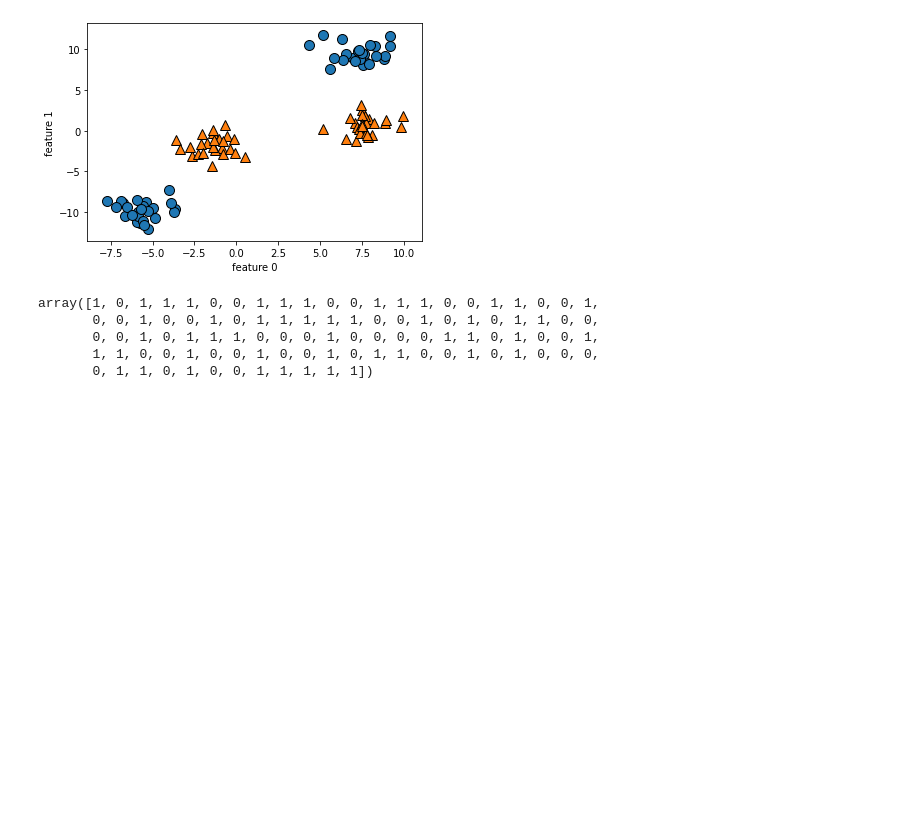
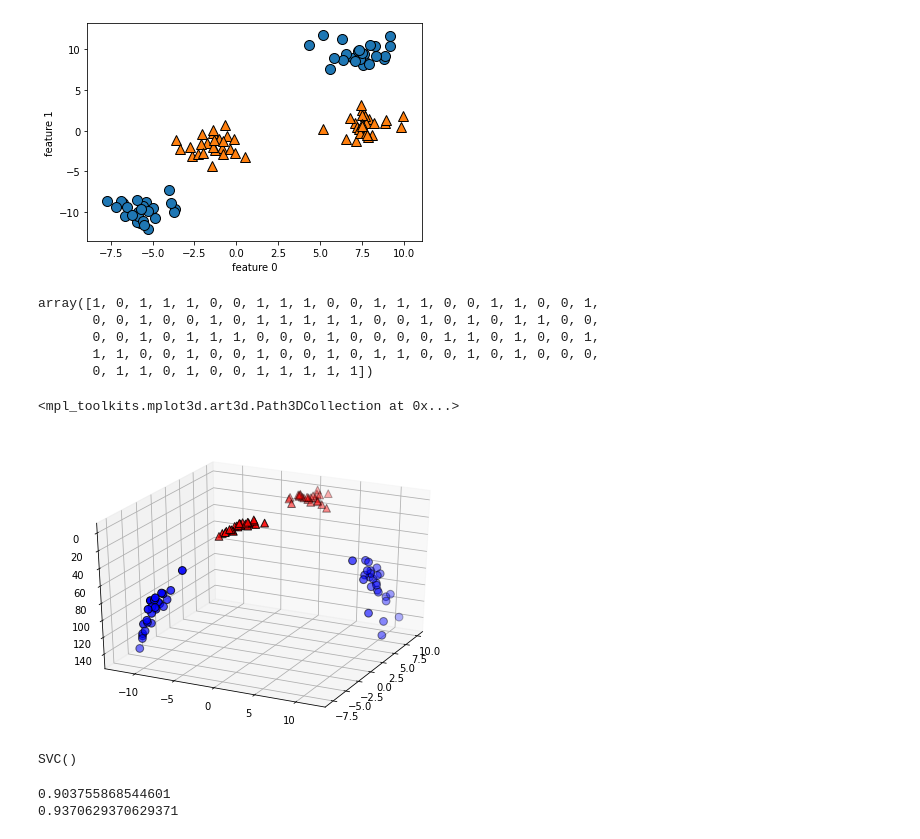
Before and after one commit to doitkim/Project, a Jupyter notebook: AI/DataAnalysis/DaegueAIschool/sklearn2-2.ipynb, the cells around one changed output. Cells and saved outputs as stored; diff of their text form; code cells hidden in the pictures; blank space fills up the shorter version.

```diff
--- a/AI/DataAnalysis/DaegueAIschool/sklearn2-2.ipynb
+++ b/AI/DataAnalysis/DaegueAIschool/sklearn2-2.ipynb
@@ -230,3 +229,34 @@ array([1, 0, 1, 1, 1, 0, 0, 1, 1, 1, 0, 0, 1, 1, 1, 0, 0, 1, 1, 0, 0, 1,
        0, 0, 1, 0, 1, 1, 1, 0, 0, 0, 1, 0, 0, 0, 0, 1, 1, 0, 1, 0, 0, 1,
        1, 1, 0, 0, 1, 0, 0, 1, 0, 0, 1, 0, 1, 1, 0, 0, 1, 0, 1, 0, 0, 0,
        0, 1, 1, 0, 1, 0, 0, 1, 1, 1, 1, 1])
+# %%
+# 두 번째 특성을 제곱하여 추가합니다
+X_new = np.hstack([X, X[:, 1:] ** 2])
+
+from mpl_toolkits.mplot3d import Axes3D, axes3d
+figure = plt.figure()
+# 3차원 그래프
+ax = Axes3D(figure, elev=-152, azim=-26)
+# y == 0 인 포인트를 먼저 그리고 그 다음 y == 1 인 포인트를 그립니다
+mask = y == 0
+ax.scatter(X_new[mask, 0], X_new[mask, 1], X_new[mask, 2], c='b',
+cmap=mglearn.cm2, s=60, edgecolor='k')
+ax.scatter(X_new[~mask, 0], X_new[~mask, 1], X_new[~mask, 2], c='r', marker='^',
+cmap=mglearn.cm2, s=60, edgecolor='k')
+# %% [output]
+<mpl_toolkits.mplot3d.art3d.Path3DCollection at 0x...>
+[figure, added]
+# %%
+X_train, X_test, y_train, y_test = train_test_split(cancer.data,cancer.target,random_state=0)
+
+from sklearn.svm import SVC
+svc = SVC()
+svc.fit(X_train,y_train)
+# %% [output]
+SVC()
+# %%
+print(svc.score(X_train,y_train))
+print(svc.score(X_test,y_test))
+# %% [output]
+0.903755868544601
+0.9370629370629371
```
Also changed, not shown: parts of 3 cells of this notebook, 1 other file.
